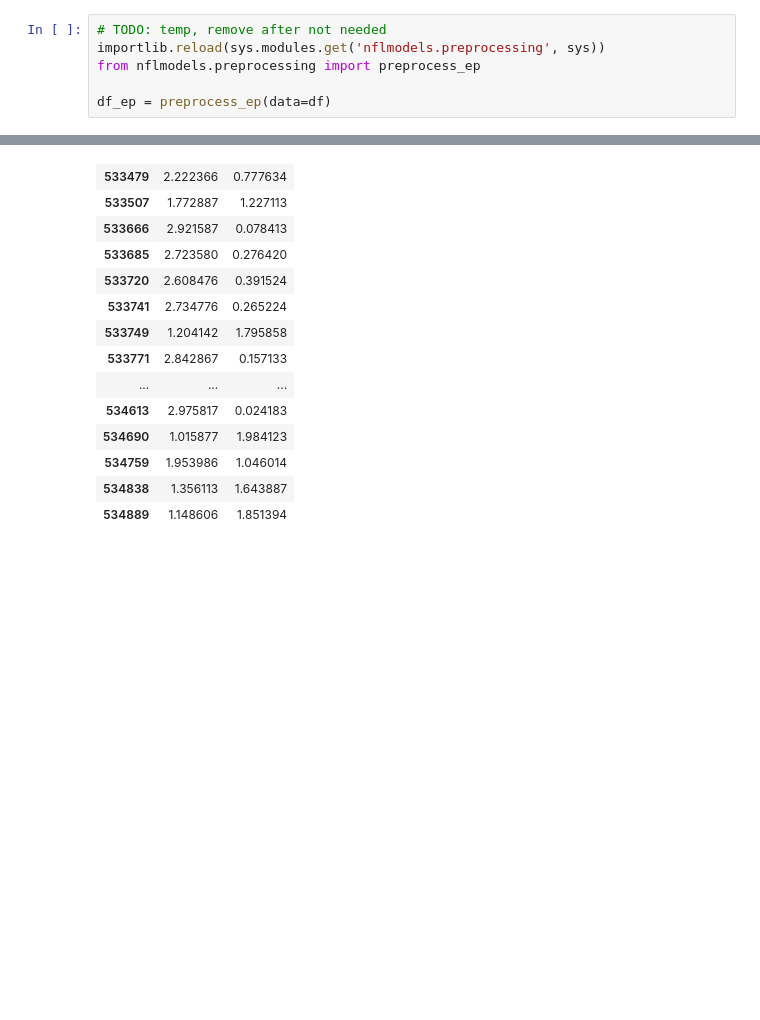
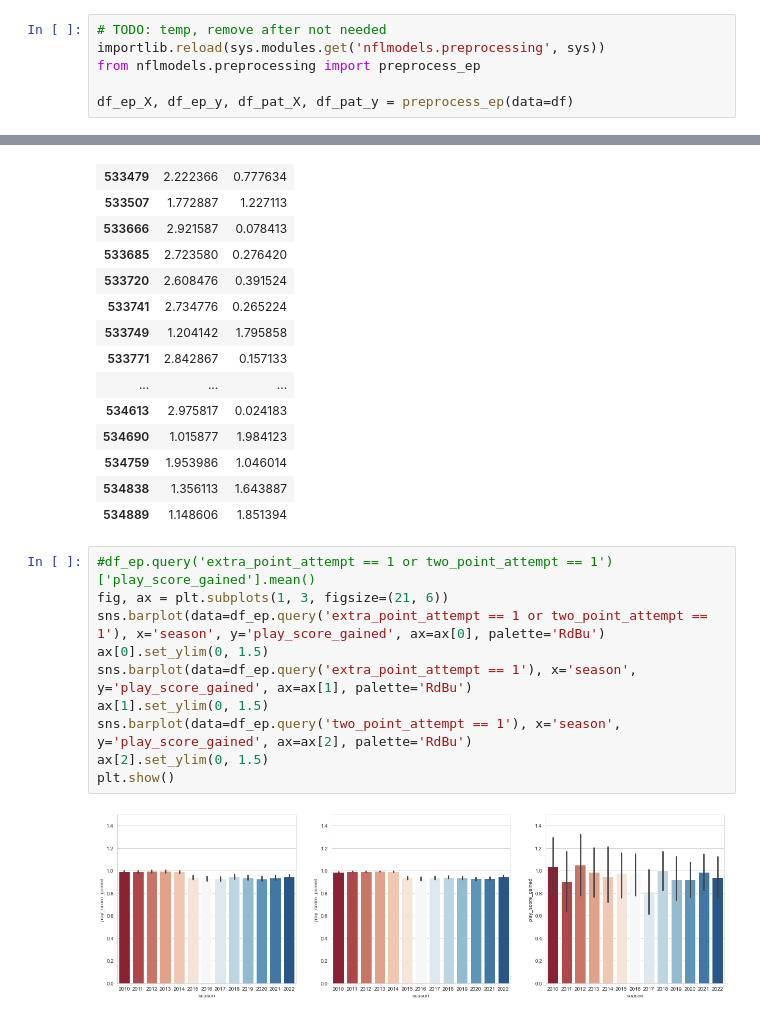
Before and after one commit to epaunonen/nflmodels, a Jupyter notebook: notebooks/nfl_predictions.ipynb, the cells around one changed output, grey strips where cells are left out. Drawn from its saved outputs; the diff is of its cells as text; blank space fills up the shorter version.

```diff
--- a/notebooks/nfl_predictions.ipynb
+++ b/notebooks/nfl_predictions.ipynb
@@ -313,5 +280,5 @@ memory usage: 399.0+ MB
 importlib.reload(sys.modules.get('nflmodels.preprocessing', sys))
 from nflmodels.preprocessing import preprocess_ep
 
-df_ep = preprocess_ep(data=df)
+df_ep_X, df_ep_y, df_pat_X, df_pat_y = preprocess_ep(data=df)
 # %% [output]
@@ -391,3 +399,15 @@ df_ep.query('season == 2022 and play_score_gained == 3')[['ep', 'epa']].head(30)
 | 534759 | 1.953986 | 1.046014 |
 | 534838 | 1.356113 | 1.643887 |
 | 534889 | 1.148606 | 1.851394 |
+# %%
+#df_ep.query('extra_point_attempt == 1 or two_point_attempt == 1')['play_score_gained'].mean()
+fig, ax = plt.subplots(1, 3, figsize=(21, 6))
+sns.barplot(data=df_ep.query('extra_point_attempt == 1 or two_point_attempt == 1'), x='season', y='play_score_gained', ax=ax[0], palette='RdBu')
+ax[0].set_ylim(0, 1.5)
+sns.barplot(data=df_ep.query('extra_point_attempt == 1'), x='season', y='play_score_gained', ax=ax[1], palette='RdBu')
+ax[1].set_ylim(0, 1.5)
+sns.barplot(data=df_ep.query('two_point_attempt == 1'), x='season', y='play_score_gained', ax=ax[2], palette='RdBu')
+ax[2].set_ylim(0, 1.5)
+plt.show()
+# %% [output]
+[figure, added]
```
Also changed, not shown: parts of 17 cells of this notebook, 4 other files.
